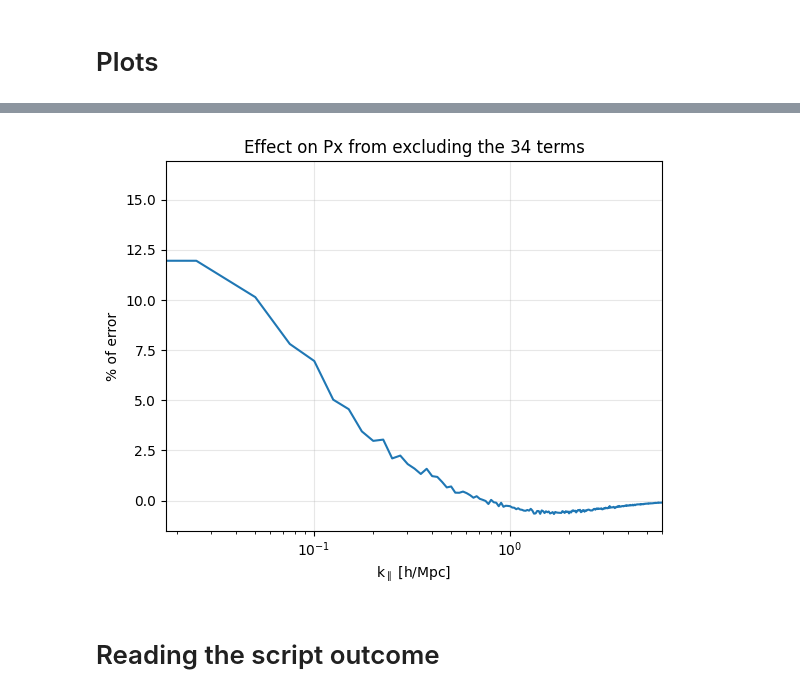
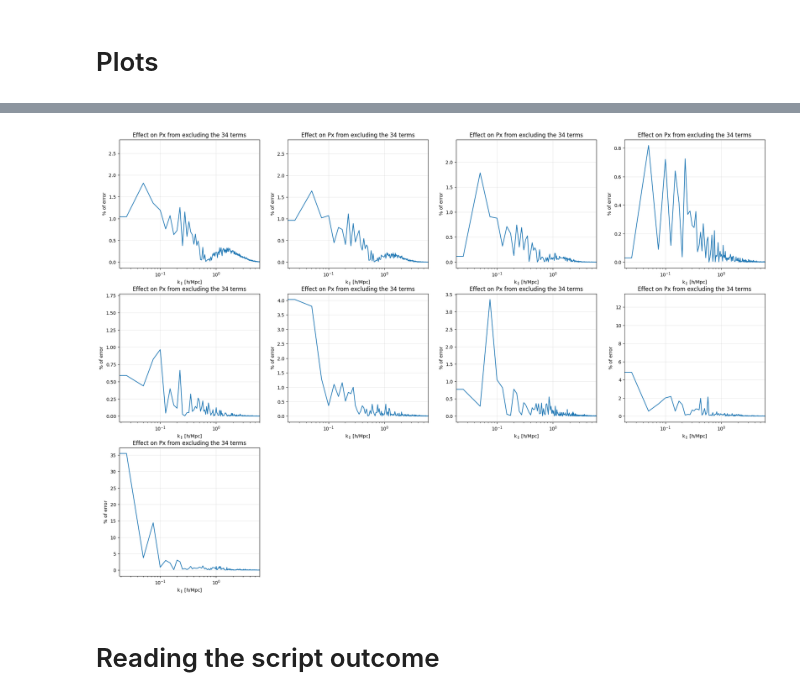
Before and after one commit to andreufont/astrid_hcd, a Jupyter notebook: SimulationFields/Px.ipynb, the cells around one changed output, grey strips where cells are left out. Cells and saved outputs as stored; diff of their text form; code cells hidden in the pictures.

```diff
--- a/SimulationFields/Px.ipynb
+++ b/SimulationFields/Px.ipynb
@@ -345,10 +365,10 @@ plt.title('4-point contribution to Px');
 px_34 = 2*px_3lya + 2*px_3hcd + px_4
 px_model = (px_lya + px_hcd + (2*px_lyahcd) + px_34)/((1+C)**2)
 # %%
-plt.figure(figsize=(20, 11))
+plt.figure(figsize=(25, 17))
 
 for i in np.arange(len(r_bins)-1):
-    plt.subplot(2, 3, i+1)
+    plt.subplot(3, 4, i+1)
     plt.plot(k_los, px_tot[i], color='k', label='Total')
     plt.plot(k_los, px_model[i], linestyle='--', color='yellowgreen', label='Model')
     plt.xscale('log')
@@ -363,8 +383,8 @@ for i in np.arange(len(r_bins)-1):
 # %%
-plt.figure(figsize=(20, 11))
+plt.figure(figsize=(25, 17))
 
 for i in np.arange(len(r_bins)-1):
-    plt.subplot(2, 3, i+1)
+    plt.subplot(3, 4, i+1)
     plt.plot(k_los, px_tot[i], label='Total')
     plt.plot(k_los, px_lya[i], label='Lya')
     plt.plot(k_los, px_hcd[i], label='HCDs')
@@ -385,10 +405,10 @@ for i in np.arange(len(r_bins)-1):
 px_approx1 = px_lya+px_hcd+(2*px_lyahcd)/((1+C)**2)
 px_approx2 = px_lya+px_hcd+(2*px_lyahcd)
 # %%
-plt.figure(figsize=(20, 11))
+plt.figure(figsize=(25, 17))
 
 for i in np.arange(len(r_bins)-1):
-    plt.subplot(2, 3, i+1)
+    plt.subplot(3, 4, i+1)
     plt.plot(k_los, px_tot[i], color='k', label='Total')
     plt.plot(k_los, px_approx1[i], color='indianred', label='No 34terms')
     plt.plot(k_los, px_approx2[i], color='orange', linestyle=':', label='No 34terms + no C term')
@@ -404,15 +424,19 @@ for i in np.arange(len(r_bins)-1):
 # %%
-lost_info = np.mean((px_approx1-px_tot)*100, axis=0)
+lost_info = np.abs((px_approx1-px_tot)*100)
 # %%
-plt.plot(k_los, lost_info)
-plt.xscale('log')
-plt.grid(alpha=0.3)
-plt.xlim(right=6)
-plt.xlabel(r'k$_\parallel$ [h/Mpc]')
-plt.ylabel('% of error')
-plt.title('Effect on Px from excluding the 34 terms');
+plt.figure(figsize=(25, 17))
+
+for i in np.arange(len(r_bins)-1):
+    plt.subplot(3, 4, i+1)
+    plt.plot(k_los, lost_info[i, :])
+    plt.xscale('log')
+    plt.grid(alpha=0.3)
+    plt.xlim(right=6)
+    plt.xlabel(r'k$_\parallel$ [h/Mpc]')
+    plt.ylabel('% of error')
+    plt.title('Effect on Px from excluding the 34 terms');
 # %% [output]
-[figure, old version]
+[figure, new version]
 # %% [markdown]
 # Reading the script outcome
 # %%
```
Also changed, not shown: parts of 53 cells of this notebook, 2 other files.
